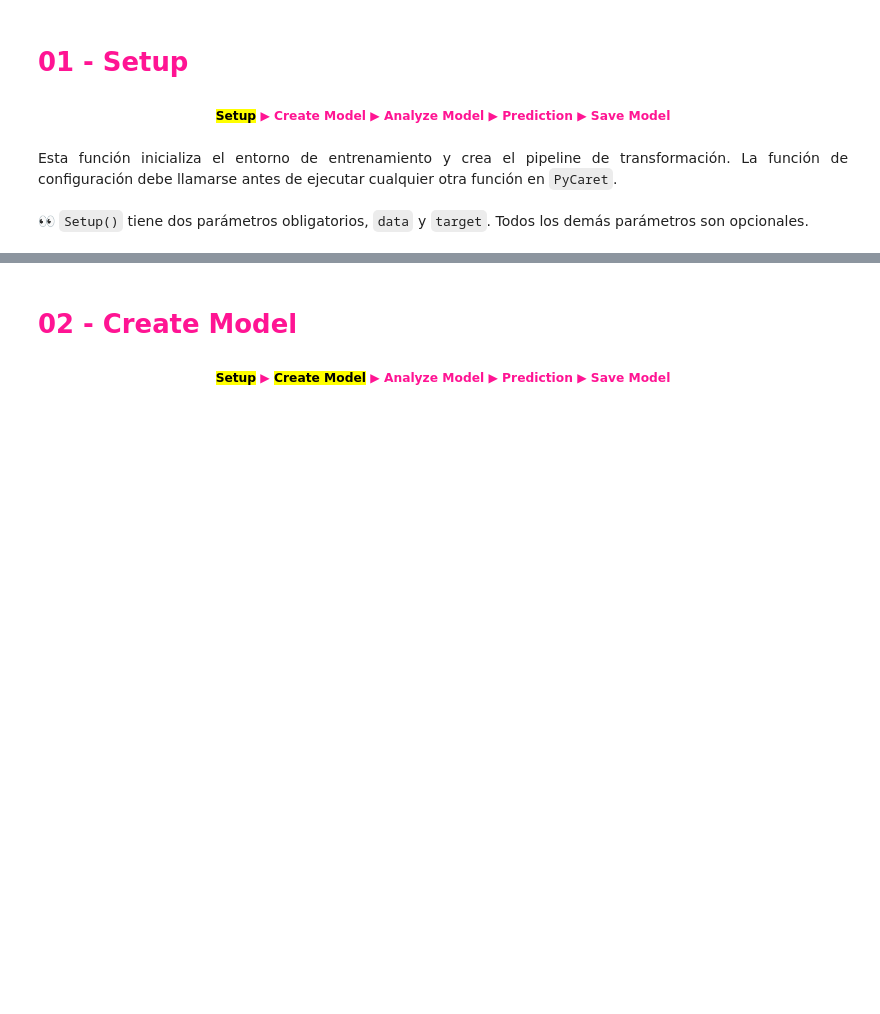
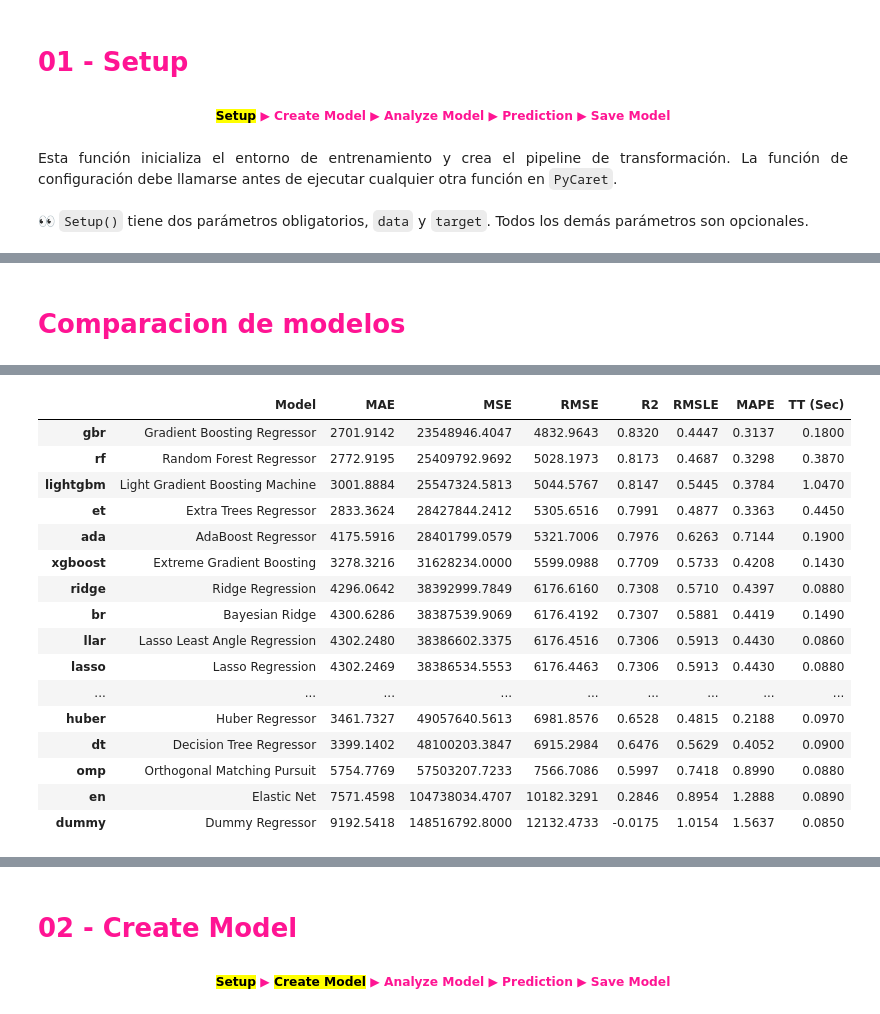
Before and after one commit to Viny2030/UMSA, a Jupyter notebook: bds_pycaret_002_02.ipynb, the cells around one changed output, grey strips where cells are left out. Saved outputs shown, nothing was run; the diff lists cells and outputs as text; code cells hidden in the pictures; blank space fills up the shorter version.

```diff
--- a/bds_pycaret_002_02.ipynb
+++ b/bds_pycaret_002_02.ipynb
@@ -172,0 +260,5 @@ male      1
+# %% [markdown]
+# **<font color="DeepPink">Comparacion de modelos</font>**
+# %%
+mejor_modelo = compare_models(sort='R2') ## compare los modelos de regresion estableci,  mejor metrica R2
+# %% [output]
@@ -172,0 +266,17 @@ male      1
+|  | Model | MAE | MSE | RMSE | R2 | RMSLE | MAPE | TT (Sec) |
+| gbr | Gradient Boosting Regressor | 2701.9142 | 23548946.4047 | 4832.9643 | 0.8320 | 0.4447 | 0.3137 | 0.1800 |
+| rf | Random Forest Regressor | 2772.9195 | 25409792.9692 | 5028.1973 | 0.8173 | 0.4687 | 0.3298 | 0.3870 |
+| lightgbm | Light Gradient Boosting Machine | 3001.8884 | 25547324.5813 | 5044.5767 | 0.8147 | 0.5445 | 0.3784 | 1.0470 |
+| et | Extra Trees Regressor | 2833.3624 | 28427844.2412 | 5305.6516 | 0.7991 | 0.4877 | 0.3363 | 0.4450 |
+| ada | AdaBoost Regressor | 4175.5916 | 28401799.0579 | 5321.7006 | 0.7976 | 0.6263 | 0.7144 | 0.1900 |
+| xgboost | Extreme Gradient Boosting | 3278.3216 | 31628234.0000 | 5599.0988 | 0.7709 | 0.5733 | 0.4208 | 0.1430 |
+| ridge | Ridge Regression | 4296.0642 | 38392999.7849 | 6176.6160 | 0.7308 | 0.5710 | 0.4397 | 0.0880 |
+| br | Bayesian Ridge | 4300.6286 | 38387539.9069 | 6176.4192 | 0.7307 | 0.5881 | 0.4419 | 0.1490 |
+| llar | Lasso Least Angle Regression | 4302.2480 | 38386602.3375 | 6176.4516 | 0.7306 | 0.5913 | 0.4430 | 0.0860 |
+| lasso | Lasso Regression | 4302.2469 | 38386534.5553 | 6176.4463 | 0.7306 | 0.5913 | 0.4430 | 0.0880 |
+| ... | ... | ... | ... | ... | ... | ... | ... | ... |
+| huber | Huber Regressor | 3461.7327 | 49057640.5613 | 6981.8576 | 0.6528 | 0.4815 | 0.2188 | 0.0970 |
+| dt | Decision Tree Regressor | 3399.1402 | 48100203.3847 | 6915.2984 | 0.6476 | 0.5629 | 0.4052 | 0.0900 |
+| omp | Orthogonal Matching Pursuit | 5754.7769 | 57503207.7233 | 7566.7086 | 0.5997 | 0.7418 | 0.8990 | 0.0880 |
+| en | Elastic Net | 7571.4598 | 104738034.4707 | 10182.3291 | 0.2846 | 0.8954 | 1.2888 | 0.0890 |
+| dummy | Dummy Regressor | 9192.5418 | 148516792.8000 | 12132.4733 | -0.0175 | 1.0154 | 1.5637 | 0.0850 |
```
Also changed, not shown: parts of 47 cells of this notebook.
